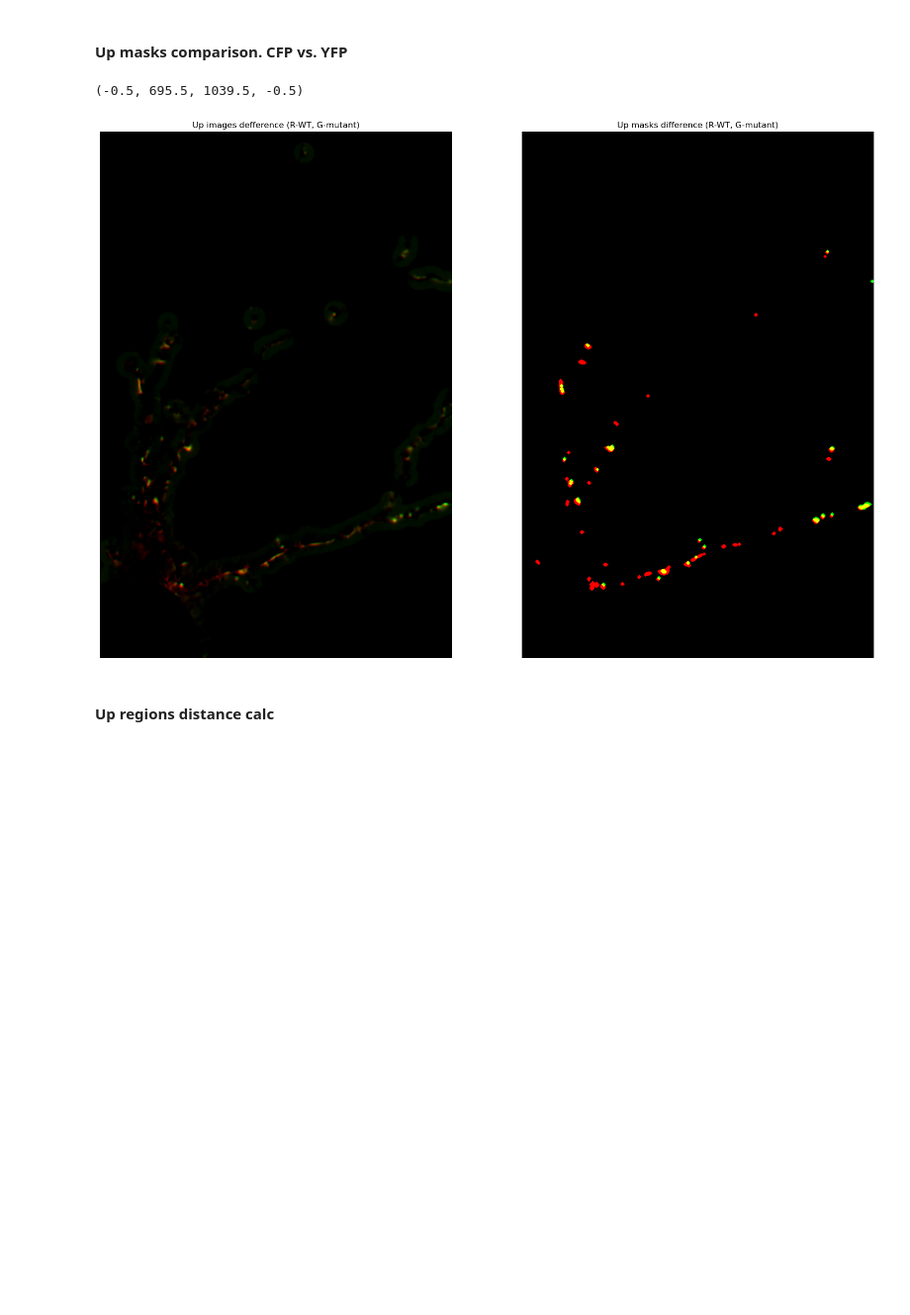
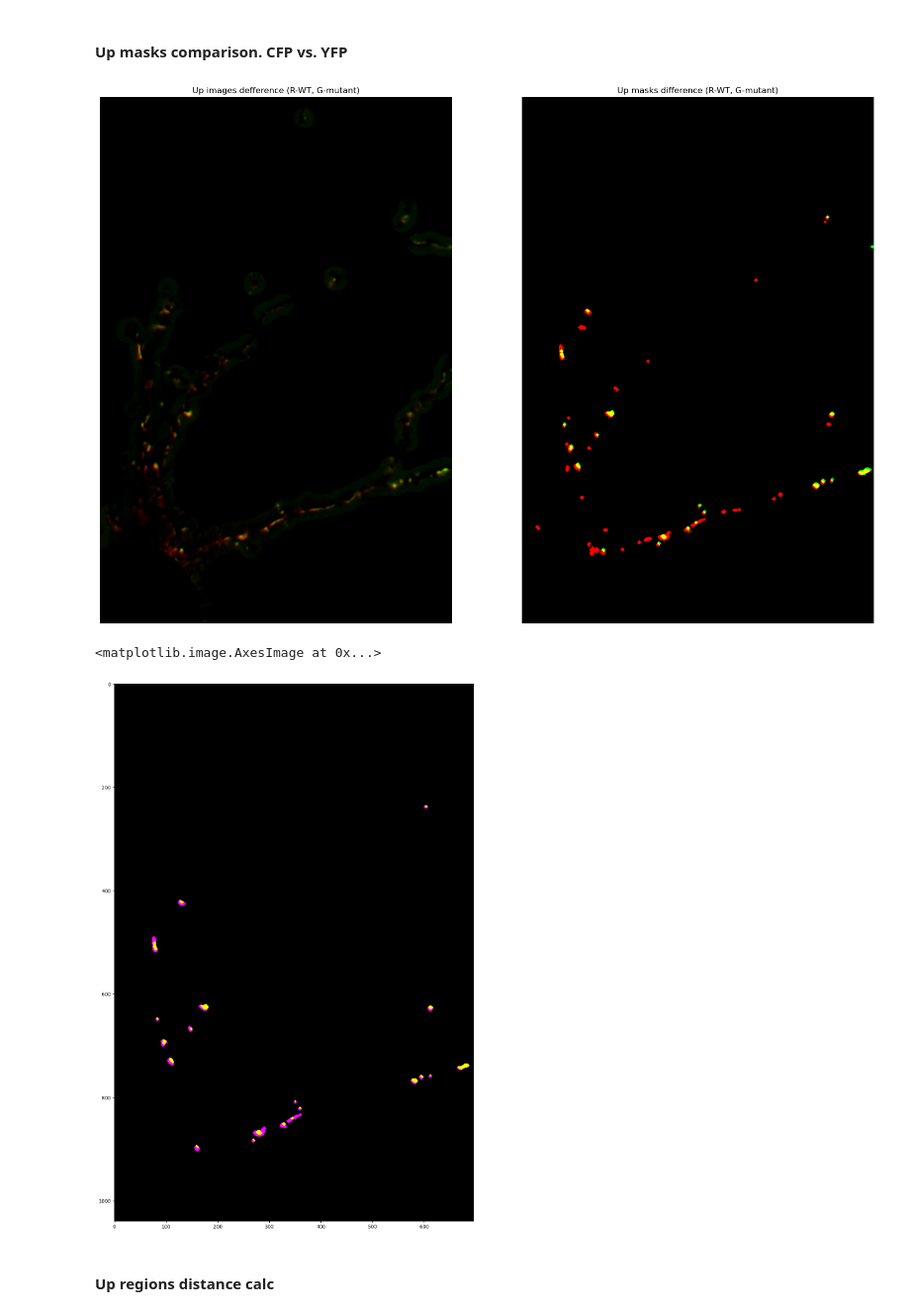
Before and after one commit to wisstock/LTData, a Jupyter notebook: cfp_yfp.ipynb, the cells around one changed output. Shown at 99% size. Saved outputs shown, nothing was run; the diff lists cells and outputs as text; code cells hidden in the pictures; blank space fills up the shorter version.

```diff
--- a/cfp_yfp.ipynb
+++ b/cfp_yfp.ipynb
@@ -110,7 +112,7 @@ def plot_linearmap(cdict):
 # %% [markdown]
 #### Channels review
 # %%
-img_name = '11_good.tif'
+img_name = '11.tif'
 samp_name = img_name.split('.')[0]
 img_raw = io.imread(img_name)
 print(img_raw.shape)
@@ -394,40 +396,72 @@ mutant_up_mask[~connected_up_mask] = 0
 mutant_up_label, mutant_up_num = ndi.label(mutant_up_mask)
 
 
-# RGB ctrl img creation
+# RGB total mask img creation
 yfp_diff_gray = np.copy(yfp_diff_img)
 cfp_diff_gray = np.copy(cfp_diff_img)
 
 yfp_diff_gray[yfp_diff_gray < 0] = 0
 cfp_diff_gray[cfp_diff_gray < 0] = 0
 
 r_up = np.asarray(cfp_diff_gray, dtype='float')
 r_up_norm = (r_up - np.min(r_up)) / (np.max(r_up) - np.min(r_up))
 g_up = np.asarray(yfp_diff_gray, dtype='float')
 g_up_norm = (g_up - np.min(g_up)) / (np.max(g_up) - np.min(g_up))
 
 r_mask = np.asarray(cfp_up_mask, dtype='float')
 g_mask = np.asarray(yfp_up_mask, dtype='float')
 
 b_zeros = np.asarray(np.zeros_like(cfp_up_mask), dtype='float')
 
 up_diff = np.stack((r_up_norm, g_up_norm, b_zeros), axis=-1)
 mask_diff = np.stack((r_mask, g_mask, b_zeros), axis=-1)
 
-
+# RGB images and total masks
 plt.figure(figsize=(20,20))
 ax0 = plt.subplot(121)
 ax0.set_title('Up images defference (R-WT, G-mutant)')
 ax0.imshow(up_diff)
 ax0.axis('off')
 
 ax1 = plt.subplot(122)
 ax1.set_title('Up masks difference (R-WT, G-mutant)')
 ax1.imshow(mask_diff)
 ax1.axis('off')
+plt.show()
+
+
+# RGB filtered mask img creation
+
+r_mask_con = np.asarray(connected_up_mask, dtype='float')
+g_mask_mut = np.asarray(mutant_up_mask, dtype='float')
+b_mask_hal = np.asarray(halo_up_mask, dtype='float')
+
+filtred_mask_overlay = np.stack((r_mask_con, g_mask_mut, b_mask_hal), axis=-1)
+
+plt.figure(figsize=(20,20))
+plt.imshow(filtred_mask_overlay)
+
+
+# # filtered masks
+# plt.figure(figsize=(20,20))
+# ax0 = plt.subplot(131)
+# ax0.set_title('Connected WT mask')
+# ax0.imshow(connected_up_mask)
+# ax0.axis('off')
+
+# ax1 = plt.subplot(132)
+# ax1.set_title('Mutant mask')
+# ax1.imshow(mutant_up_mask)
+# ax1.axis('off')
+
+# ax2 = plt.subplot(133)
+# ax2.set_title('Halo mask')
+# ax2.imshow(halo_up_mask)
+# ax2.axis('off')
 # %% [output]
+[figure]
-(-0.5, 695.5, 1039.5, -0.5)
+<matplotlib.image.AxesImage at 0x...>
-[figure]
+[figure, added]
 # %% [markdown]
 #### Up regions distance calc
 # %%
```
Also changed, not shown: parts of 5 cells of this notebook.
